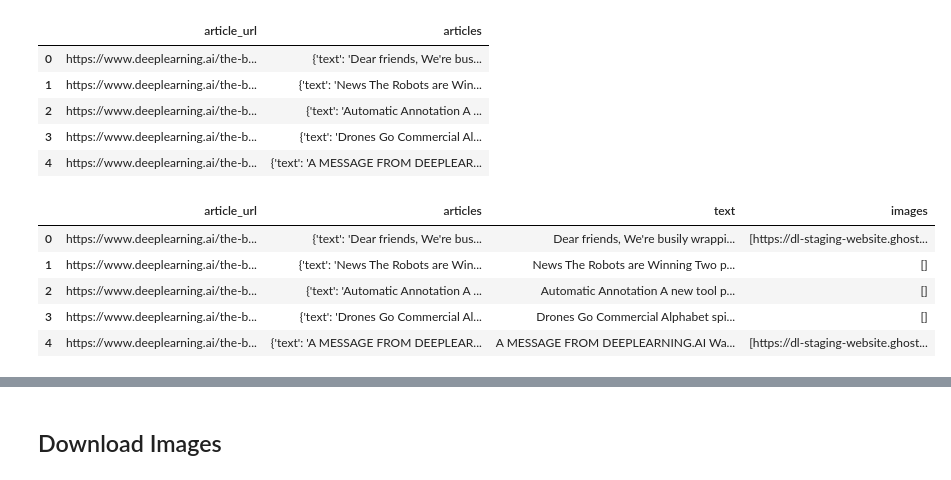
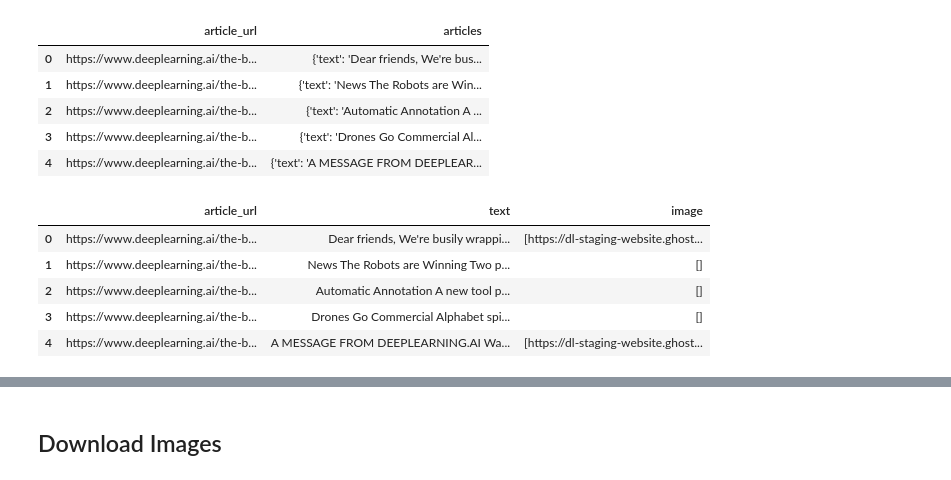
Before and after one commit to Krabulek/softserve_genai, a Jupyter notebook: data_parser.ipynb, the cells around one changed output, grey strips where cells are left out. Saved outputs shown, nothing was run; the diff lists cells and outputs as text; code cells hidden in the pictures.

Commit message:
image search enhanced

```diff
--- a/data_parser.ipynb
+++ b/data_parser.ipynb
@@ -122,14 +134,14 @@ df[['article_url', 'text', 'image_header_cleaned']].to_csv('data/single_articles
 # %%
 input_filename = 'data/weekly_articles.xlsx'
-raw_df = pd.read_excel(input_filename)
+raw_df_weekly = pd.read_excel(input_filename)
 # %%
-df = raw_df.drop(columns=[
+df_weekly = raw_df_weekly.drop(columns=[
     'web-scraper-order',
     'web-scraper-start-url'])
-df = df.rename(columns={'thebatch_root-href': 'article_url', 'text': 'raw_html'})
-df = df.dropna()
-print(df.shape)
-df.head()
+df_weekly = df_weekly.rename(columns={'thebatch_root-href': 'article_url', 'text': 'raw_html'})
+df_weekly = df_weekly.dropna()
+print(df_weekly.shape)
+df_weekly.head()
 # %% [output]
 (302, 2)
 |  | article_url | raw_html |
@@ -151,13 +163,13 @@ def extract_articles(html: str):
 
         articles.append({
             'text': text,
-            'images': images
+            'image': images
         })
 
     return articles
 
-df['articles'] = df.raw_html.apply(extract_articles)
-df['articles'].head()
+df_weekly['articles'] = df_weekly.raw_html.apply(extract_articles)
+df_weekly['articles'].head()
 # %% [output]
 0    [{'text': 'Dear friends, We're busily wrapping up the Machine Learning Yearning book. Meanwhile,...
 1    [{'text': 'Dear friends, I spent my birthday last week thinking about how AI can be used to addr...
@@ -166,7 +178,7 @@ df['articles'].head()
 4    [{'text': 'Dear friends, I’ve been thinking a lot about "small data." If you have an image class...
 Name: articles, dtype: object
 # %%
-df_exploded = df.drop(columns='raw_html').explode('articles')
+df_exploded = df_weekly.drop(columns='raw_html').explode('articles')
 df_exploded = df_exploded.reset_index()
 df_exploded = df_exploded.drop(columns="index")
 df_exploded.head()
@@ -182,11 +192,12 @@ df_normalized = pd.json_normalize(df_exploded['articles'])
 # %%
+df_normalized = pd.json_normalize(df_exploded['articles'])
 full_df = pd.concat([df_exploded, df_normalized], axis=1)
-full_df = full_df[full_df.text.str.len() > 0]
+full_df = full_df[full_df.text.str.len() > 0].drop(columns=['articles'])
 full_df.head()
 # %% [output]
-|  | article_url | articles | text | images |
-| 0 | https://www.deeplearning.ai/the-b... | {'text': 'Dear friends, We're bus... | Dear friends, We're busily wrappi... | [https://dl-staging-website.ghost... |
-| 1 | https://www.deeplearning.ai/the-b... | {'text': 'News The Robots are Win... | News The Robots are Winning Two p... | [] |
-| 2 | https://www.deeplearning.ai/the-b... | {'text': 'Automatic Annotation A ... | Automatic Annotation A new tool p... | [] |
-| 3 | https://www.deeplearning.ai/the-b... | {'text': 'Drones Go Commercial Al... | Drones Go Commercial Alphabet spi... | [] |
-| 4 | https://www.deeplearning.ai/the-b... | {'text': 'A MESSAGE FROM DEEPLEAR... | A MESSAGE FROM DEEPLEARNING.AI Wa... | [https://dl-staging-website.ghost... |
+|  | article_url | text | image |
+| 0 | https://www.deeplearning.ai/the-b... | Dear friends, We're busily wrappi... | [https://dl-staging-website.ghost... |
+| 1 | https://www.deeplearning.ai/the-b... | News The Robots are Winning Two p... | [] |
+| 2 | https://www.deeplearning.ai/the-b... | Automatic Annotation A new tool p... | [] |
+| 3 | https://www.deeplearning.ai/the-b... | Drones Go Commercial Alphabet spi... | [] |
+| 4 | https://www.deeplearning.ai/the-b... | A MESSAGE FROM DEEPLEARNING.AI Wa... | [https://dl-staging-website.ghost... |
```
Also changed, not shown: parts of 20 cells of this notebook, 2 other files.
